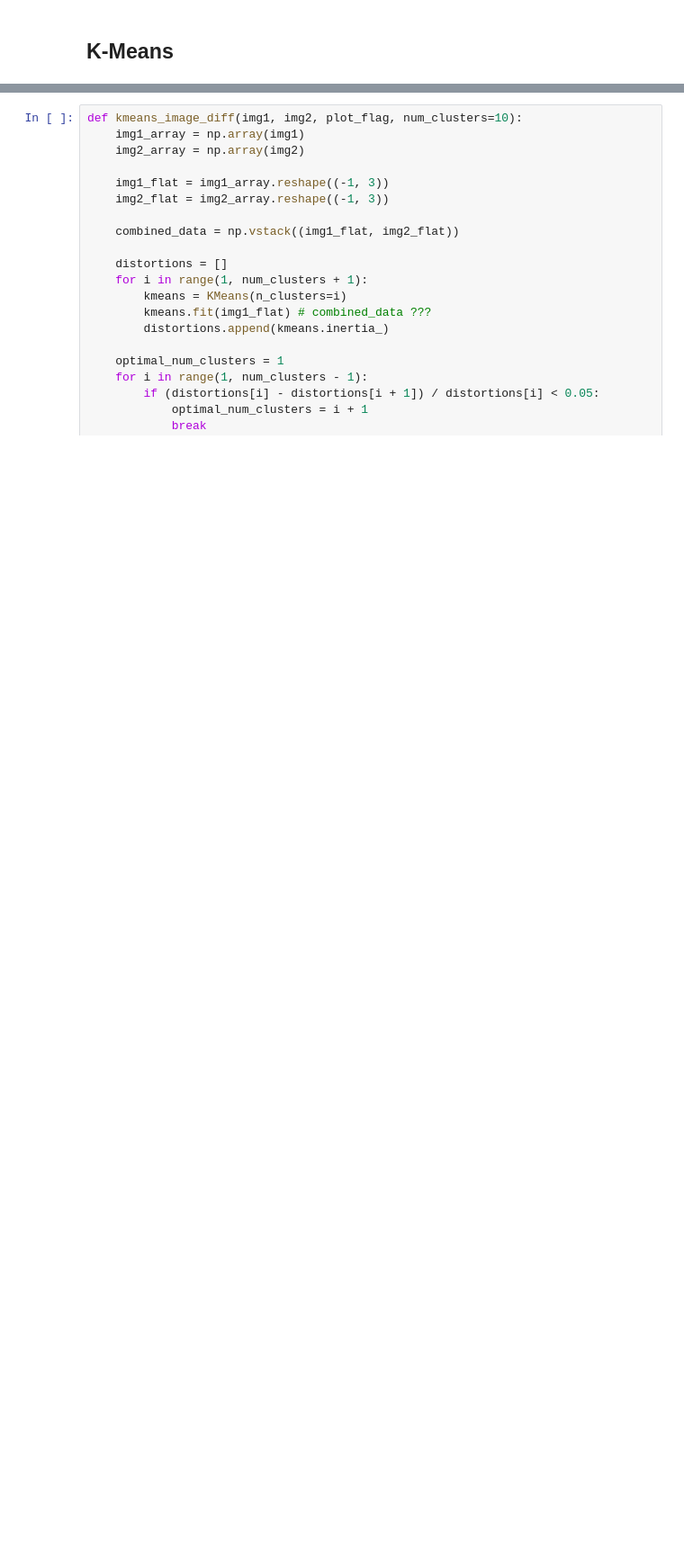
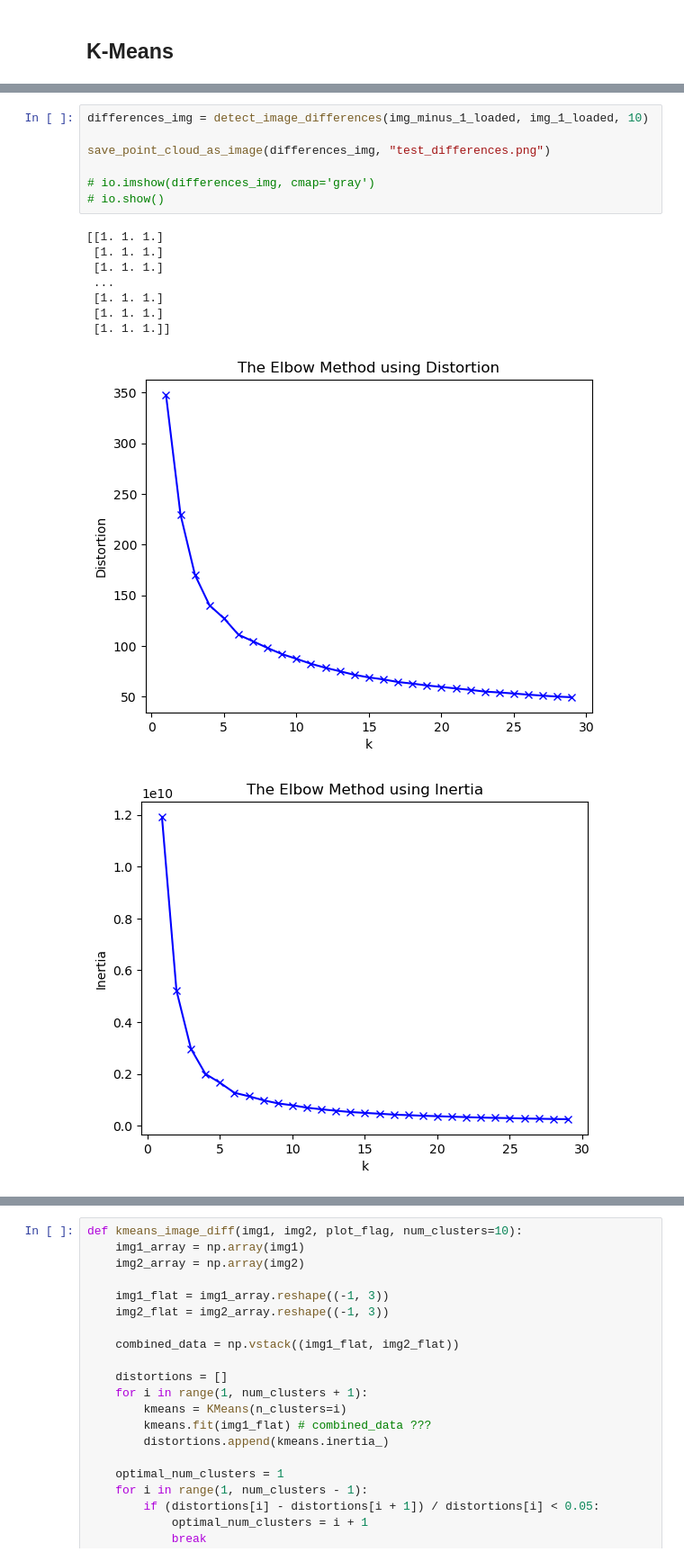
Before and after one commit to PsimonL/MachinLearningProject, a Jupyter notebook: Project.ipynb, the cells around one changed output, grey strips where cells are left out. Shown at 90% size. Saved outputs shown, nothing was run; the diff lists cells and outputs as text; blank space fills up the shorter version.

```diff
--- a/Project.ipynb
+++ b/Project.ipynb
@@ -374,0 +506,17 @@ def detect_image_differences(img1, img2, max_clusters=10):
+# %%
+differences_img = detect_image_differences(img_minus_1_loaded, img_1_loaded, 10)
+
+save_point_cloud_as_image(differences_img, "test_differences.png")
+
+# io.imshow(differences_img, cmap='gray')
+# io.show()
+# %% [output]
+[[1. 1. 1.]
+ [1. 1. 1.]
+ [1. 1. 1.]
+ ...
+ [1. 1. 1.]
+ [1. 1. 1.]
+ [1. 1. 1.]]
+[figure, added]
+[figure, added]
```
Also changed, not shown: parts of 20 cells of this notebook, 17 other files.
